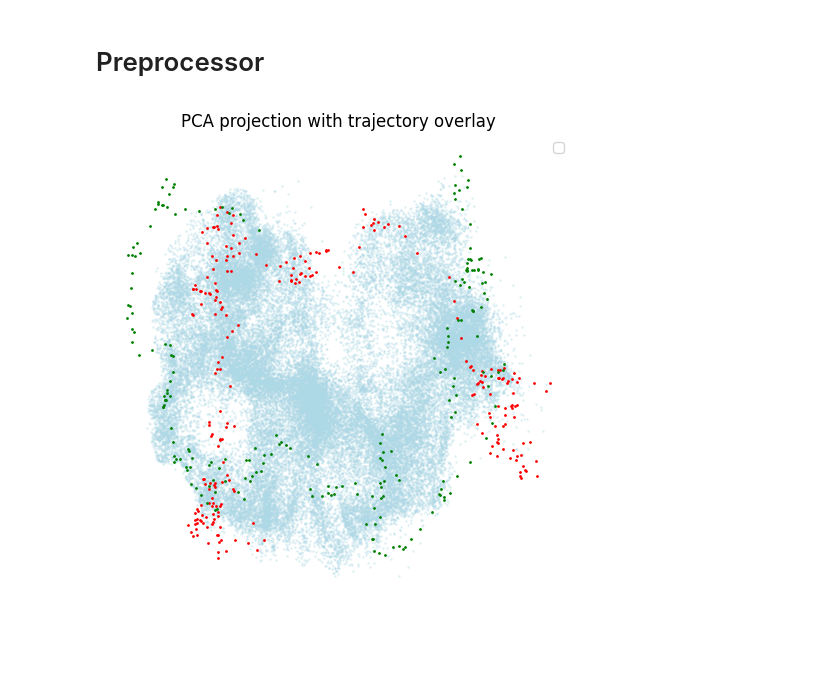
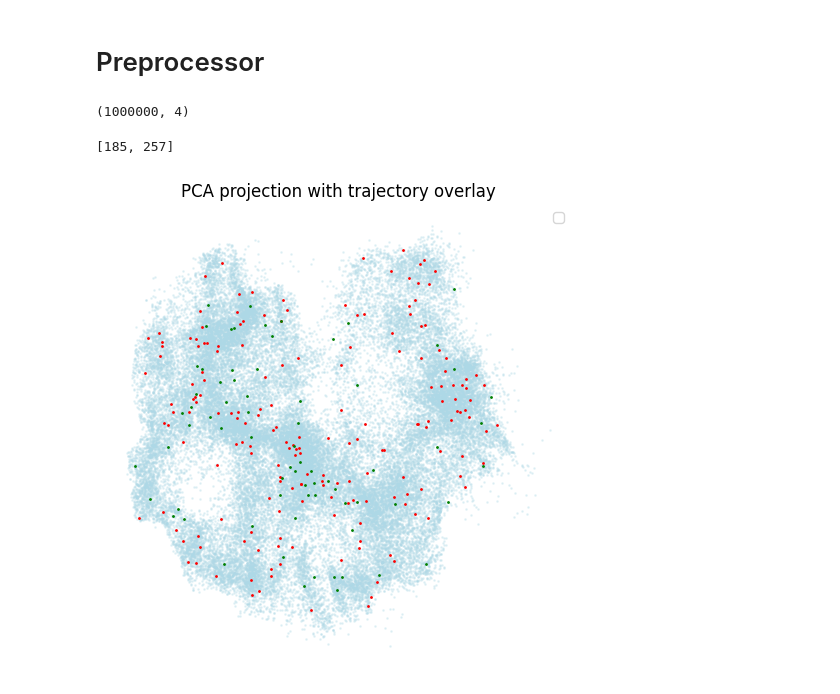
Before and after one commit to Ray-Shu/contrastive-abstraction-rl, a Jupyter notebook: visuals.ipynb, the cells around one changed output. Saved outputs shown, nothing was run; the diff lists cells and outputs as text; code cells hidden in the pictures; blank space fills up the shorter version.

Commit message:
pca trajectories and states together

```diff
--- a/visuals.ipynb
+++ b/visuals.ipynb
@@ -56,7 +56,7 @@ Found pretrained model at c:\Users\ray\Documents\2025 RA\contrastive-learning-RL
 Found pretrained model at c:\Users\ray\Documents\2025 RA\contrastive-learning-RL/best_models\best_model_uniform.ckpt, loading...
 # %%
 # Get states from dataset
-states = sample_states(MINARI_DATASET, 1_000_000)
+d = sample_states(MINARI_DATASET, 1_000_000, save_n_trajectories=2)
 # %% [markdown]
 # Preprocessor
 # %%
@@ -95,39 +95,41 @@ def process_states(states) -> list:
     pca_uniform = pca.fit_transform(norm_uniform_z)
 
     return [pca_laplace, pca_gauss, pca_expo, pca_uniform]
+# %%
+d["states"].shape
+# %% [output]
+(1000000, 4)
 # %%
+states = d["states"]
+
 # Subsample from the states array so there isn't so much clutter on visualization
 idx = np.random.choice(np.arange(1_000_000), size=50_000, replace=False)
 new_states = states[idx]
 
 pca_states = process_states(new_states)
 
-# Get 2 trajectories
-T = TrajectorySet(dataset=MINARI_DATASET)
-T.generate_trajectories(n_trajectories=2)
+t1 = [x[0 : d["trajectory_idx"][0]] for x in pca_states]
+t2 = [x[d["trajectory_idx"][0] : d["trajectory_idx"][1]] for x in pca_states]
 
-trajectories = T.get_trajectory_set()
-t1 = trajectories[0][0]
-t2 = trajectories[1][0]
-
-pca_t1 = process_states(t1)
-pca_t2 = process_states(t2)
+print(d["trajectory_idx"])
+# %% [output]
+[185, 257]
 # %%
 i = 0
 
 plt.figure(figsize=(6,6))
 plt.scatter(pca_states[i][:, 0], pca_states[i][:, 1], s=1, c="lightblue", alpha=0.25)
-plt.scatter(pca_t1[i][:, 0], pca_t1[i][:, 1], s=1, c="red")
-plt.scatter(pca_t2[i][:, 0], pca_t2[i][:, 1], s=1, c="green")
+plt.scatter(t1[i][:, 0], t1[i][:, 1], s=1, c="red")
+plt.scatter(t2[i][:, 0], t2[i][:, 1], s=1, c="green")
 
 
 plt.axis("off")
 plt.legend()
 plt.title("PCA projection with trajectory overlay")
 plt.show()
 
 #plt.scatter(pca_gauss[:, 0], pca_gauss[:, 1], s=1, c="red", alpha=0.1)
 #plt.scatter(pca_expo[:, 0], pca_expo[:, 1], s=1, c="green", alpha=0.1)
 #plt.scatter(pca_uniform[:, 0], pca_uniform[:, 1], s=1, c="purple", alpha=0.1)
 # %% [output]
-[figure, old version]
+[figure, new version]
```
